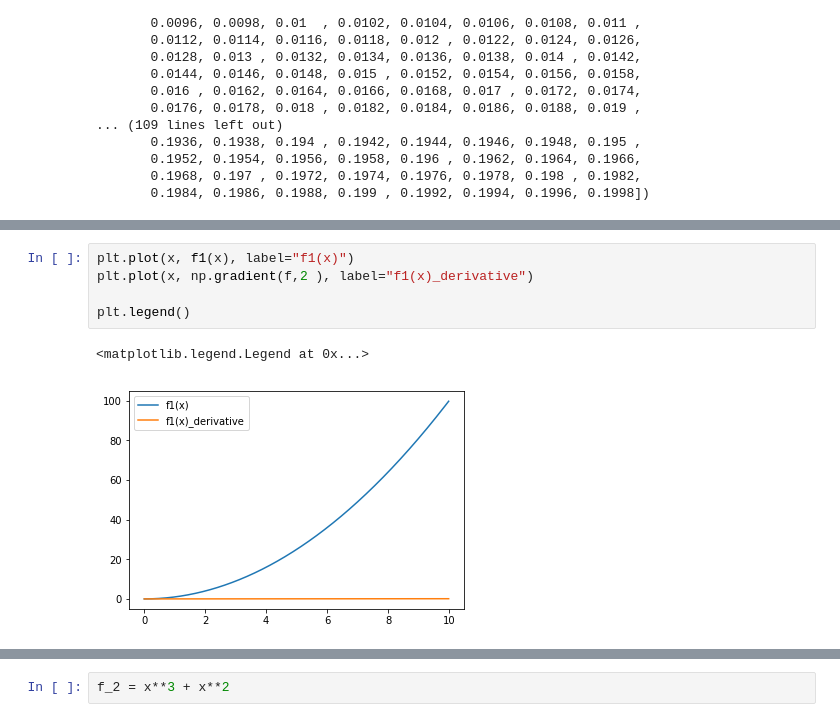
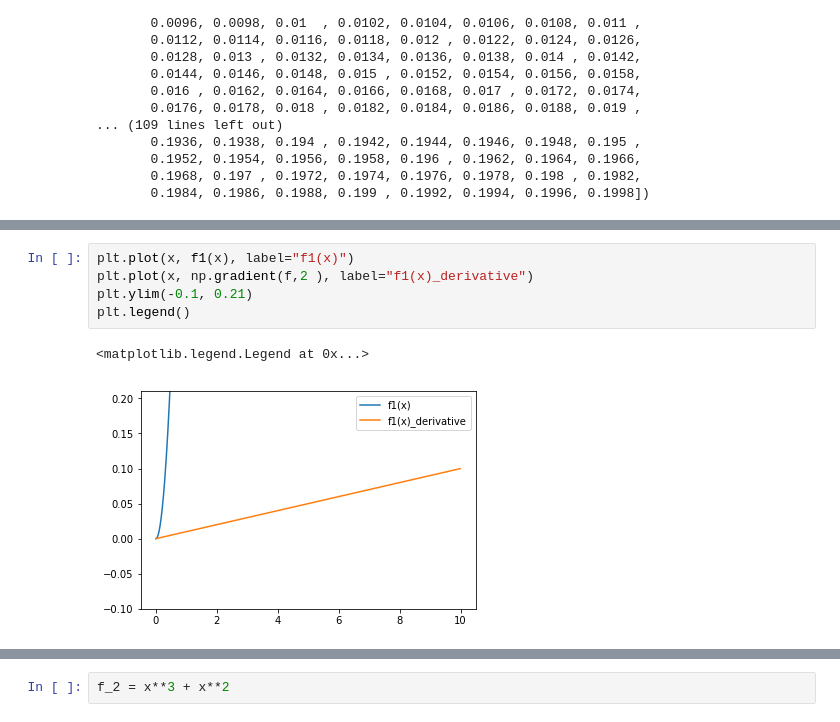
Before and after one commit to zerosum99/tensor_study, a Jupyter notebook: 미분구하기.ipynb, the cells around one changed output, grey strips where cells are left out. Drawn from its saved outputs; the diff is of its cells as text.

```diff
--- a/미분구하기.ipynb
+++ b/미분구하기.ipynb
@@ -114,8 +129,8 @@ array([0.    , 0.0002, 0.0004, 0.0006, 0.0008, 0.001 , 0.0012, 0.0014,
 # %%
 plt.plot(x, f1(x), label="f1(x)")
 plt.plot(x, np.gradient(f,2 ), label="f1(x)_derivative")
-
+plt.ylim(-0.1, 0.21)
 plt.legend()
 # %% [output]
 <matplotlib.legend.Legend at 0x...>
-[figure, old version]
+[figure, new version]
```
Also changed, not shown: parts of 12 cells of this notebook, 1 other file.
